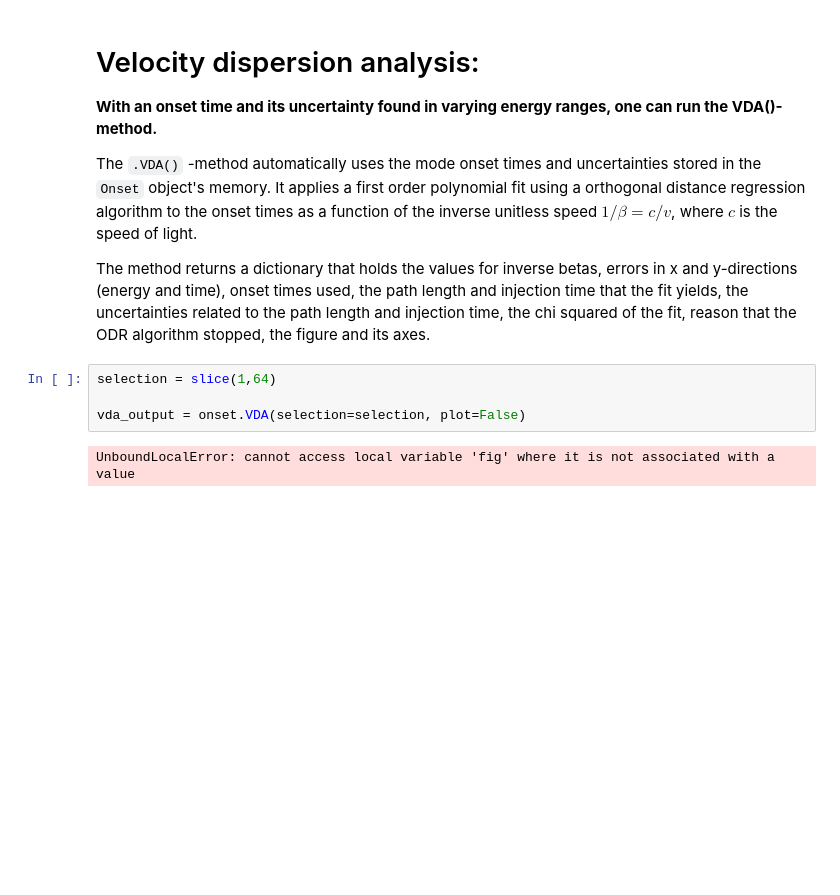
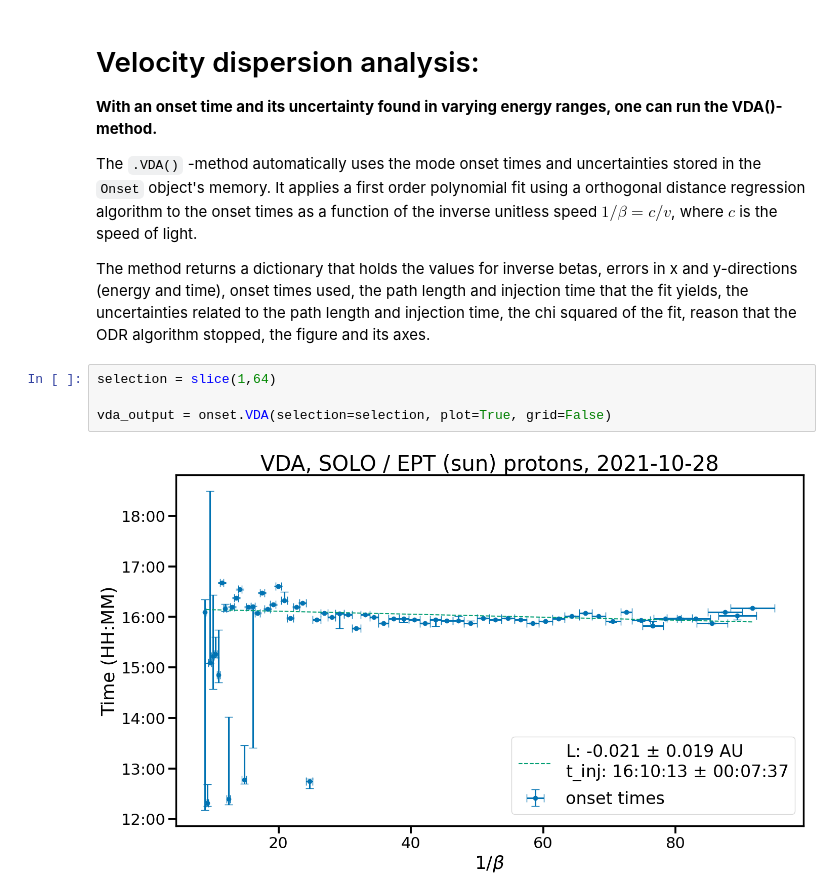
Before and after one commit to Christian-Palmroos/PyOnset, a Jupyter notebook: examples/pyonset_minimal_demo.ipynb, the cells around one changed output. Cells and saved outputs as stored; diff of their text form; blank space fills up the shorter version.

```diff
--- a/examples/pyonset_minimal_demo.ipynb
+++ b/examples/pyonset_minimal_demo.ipynb
@@ -286,9 +286,9 @@ The method returns a dictionary that holds the values for inverse betas, errors
 # %%
 selection = slice(1,64)
 
-vda_output = onset.VDA(selection=selection, plot=False)
+vda_output = onset.VDA(selection=selection, plot=True, grid=False)
 # %% [output]
-UnboundLocalError: cannot access local variable 'fig' where it is not associated with a value
+[figure, added]
 # %%
 vda_output
 # %% [output]
```
Also changed, not shown: parts of 2 cells of this notebook.
